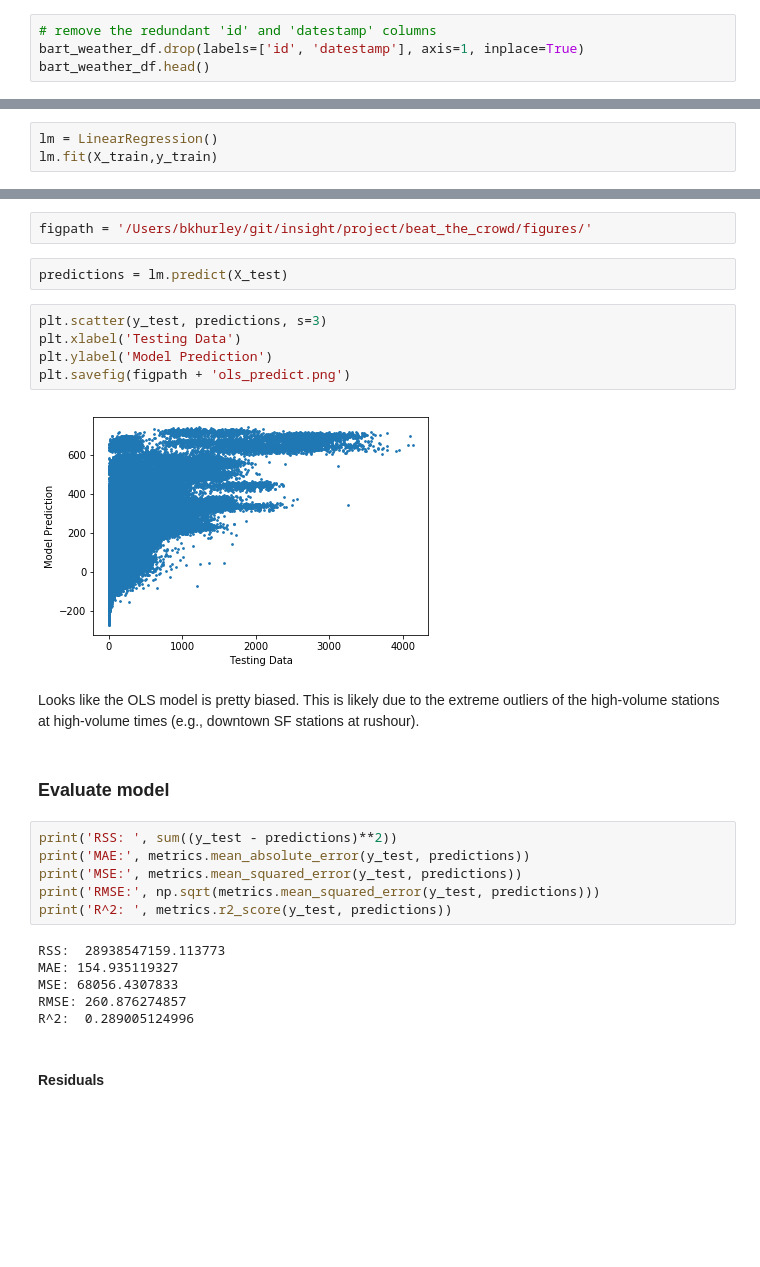
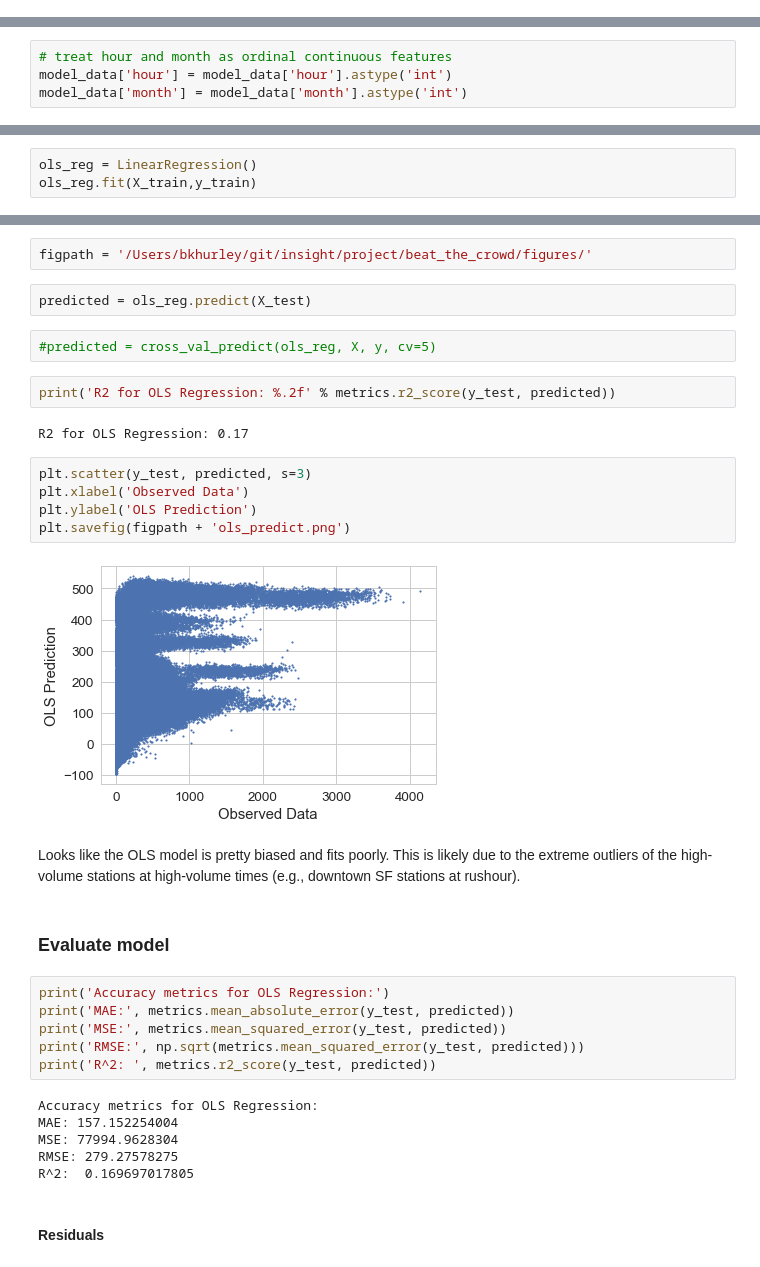
Before and after one commit to bkhurley/beat_the_crowd, a Jupyter notebook: model.ipynb, the cells around one changed output, grey strips where cells are left out. Cells and saved outputs as stored; diff of their text form; blank space fills up the shorter version.

Commit message:
updates to models

```diff
--- a/model.ipynb
+++ b/model.ipynb
@@ -40,4 +74,0 @@ bart_weather_df.head()
-# %%
-# remove the redundant 'id' and 'datestamp' columns
-bart_weather_df.drop(labels=['id', 'datestamp'], axis=1, inplace=True)
-bart_weather_df.head()
@@ -104,0 +129,4 @@ model_data.head()
+# %%
+# treat hour and month as ordinal continuous features
+model_data['hour'] = model_data['hour'].astype('int')
+model_data['month'] = model_data['month'].astype('int')
@@ -134,8 +229,8 @@ X_train, X_test, y_train, y_test = train_test_split(X, y, test_size=0.2, random_
 ### Train model
 Fit an OLS regression model to the training data
 # %%
-lm = LinearRegression()
-lm.fit(X_train,y_train)
+ols_reg = LinearRegression()
+ols_reg.fit(X_train,y_train)
 # %% [output]
 LinearRegression(copy_X=True, fit_intercept=True, n_jobs=1, normalize=False)
 # %% [markdown]
@@ -143,30 +238,36 @@ LinearRegression(copy_X=True, fit_intercept=True, n_jobs=1, normalize=False)
 # %%
 figpath = '/Users/bkhurley/git/insight/project/beat_the_crowd/figures/'
 # %%
-predictions = lm.predict(X_test)
+predicted = ols_reg.predict(X_test)
+# %%
+#predicted = cross_val_predict(ols_reg, X, y, cv=5)
+# %%
+print('R2 for OLS Regression: %.2f' % metrics.r2_score(y_test, predicted))
+# %% [output]
+R2 for OLS Regression: 0.17
 # %%
-plt.scatter(y_test, predictions, s=3)
-plt.xlabel('Testing Data')
-plt.ylabel('Model Prediction')
+plt.scatter(y_test, predicted, s=3)
+plt.xlabel('Observed Data')
+plt.ylabel('OLS Prediction')
 plt.savefig(figpath + 'ols_predict.png')
 # %% [output]
-[figure, old version]
+[figure, new version]
 # %% [markdown]
-Looks like the OLS model is pretty biased. This is likely due to the extreme outliers of the high-volume stations at high-volume times (e.g., downtown SF stations at rushour).
+Looks like the OLS model is pretty biased and fits poorly. This is likely due to the extreme outliers of the high-volume stations at high-volume times (e.g., downtown SF stations at rushour).
 # %% [markdown]
 ### Evaluate model
 # %%
-print('RSS: ', sum((y_test - predictions)**2))
-print('MAE:', metrics.mean_absolute_error(y_test, predictions))
-print('MSE:', metrics.mean_squared_error(y_test, predictions))
-print('RMSE:', np.sqrt(metrics.mean_squared_error(y_test, predictions)))
-print('R^2: ', metrics.r2_score(y_test, predictions))
+print('Accuracy metrics for OLS Regression:')
+print('MAE:', metrics.mean_absolute_error(y_test, predicted))
+print('MSE:', metrics.mean_squared_error(y_test, predicted))
+print('RMSE:', np.sqrt(metrics.mean_squared_error(y_test, predicted)))
+print('R^2: ', metrics.r2_score(y_test, predicted))
 # %% [output]
-RSS:  28938547159.113773
-MAE: 154.935119327
-MSE: 68056.4307833
-RMSE: 260.876274857
-R^2:  0.289005124996
+Accuracy metrics for OLS Regression:
+MAE: 157.152254004
+MSE: 77994.9628304
+RMSE: 279.27578275
+R^2:  0.169697017805
 # %% [markdown]
 #### Residuals
 # %%
```
Also changed, not shown: parts of 63 cells of this notebook.
